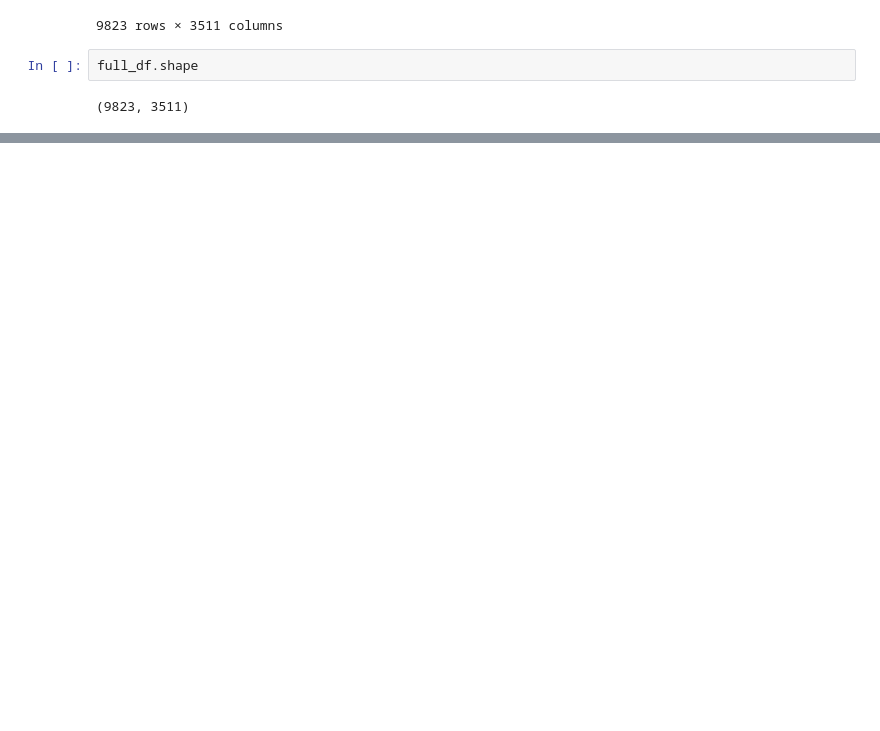
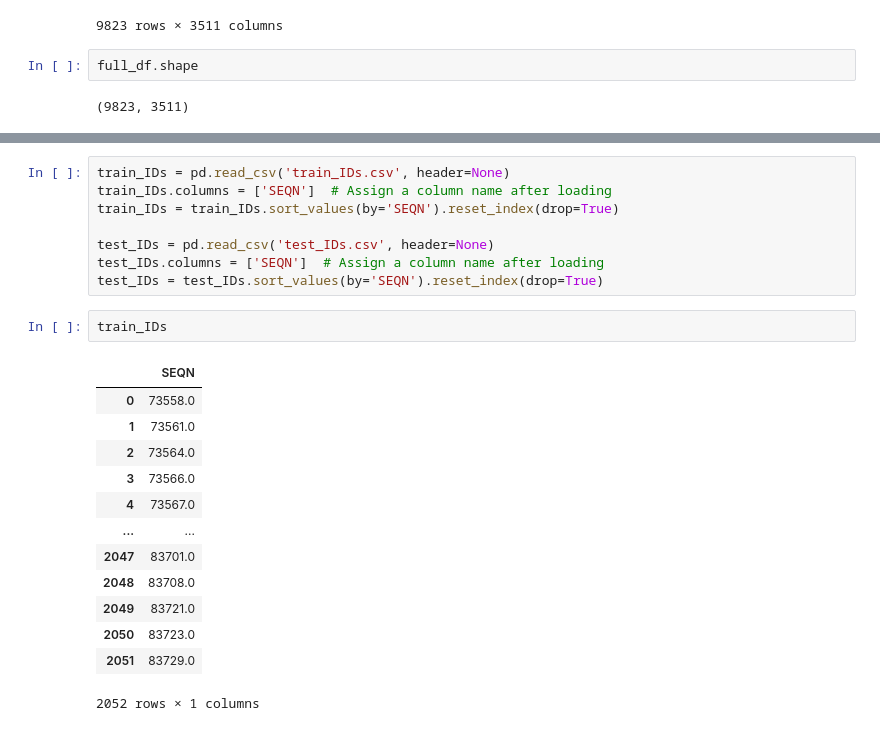
Before and after one commit to horacio-trigo/deep_accelerometer, a Jupyter notebook: 10_explaining_input_data.ipynb, the cells around one changed output, grey strips where cells are left out. Drawn from its saved outputs; the diff is of its cells as text; blank space fills up the shorter version.

```diff
--- a/10_explaining_input_data.ipynb
+++ b/10_explaining_input_data.ipynb
@@ -123,0 +142,24 @@ The DataFrame full_df contains data for 9823 subjects
+# %%
+train_IDs = pd.read_csv('train_IDs.csv', header=None)
+train_IDs.columns = ['SEQN']  # Assign a column name after loading
+train_IDs = train_IDs.sort_values(by='SEQN').reset_index(drop=True)
+
+test_IDs = pd.read_csv('test_IDs.csv', header=None)
+test_IDs.columns = ['SEQN']  # Assign a column name after loading
+test_IDs = test_IDs.sort_values(by='SEQN').reset_index(drop=True)
+# %%
+train_IDs
+# %% [output]
+|  | SEQN |
+| 0 | 73558.0 |
+| 1 | 73561.0 |
+| 2 | 73564.0 |
+| 3 | 73566.0 |
+| 4 | 73567.0 |
+| ... | ... |
+| 2047 | 83701.0 |
+| 2048 | 83708.0 |
+| 2049 | 83721.0 |
+| 2050 | 83723.0 |
+| 2051 | 83729.0 |
+2052 rows × 1 columns
```
Also changed, not shown: parts of 8 cells of this notebook.
